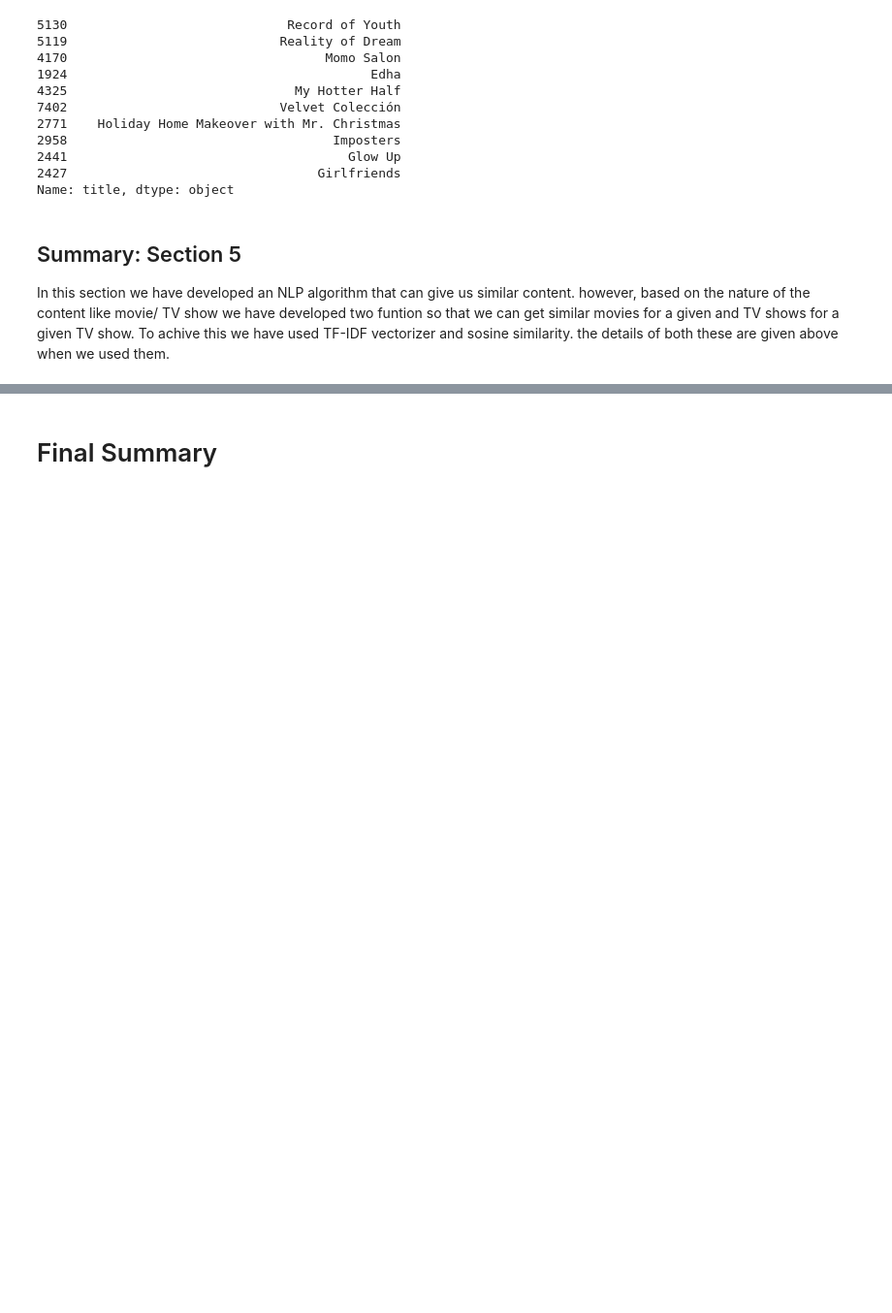
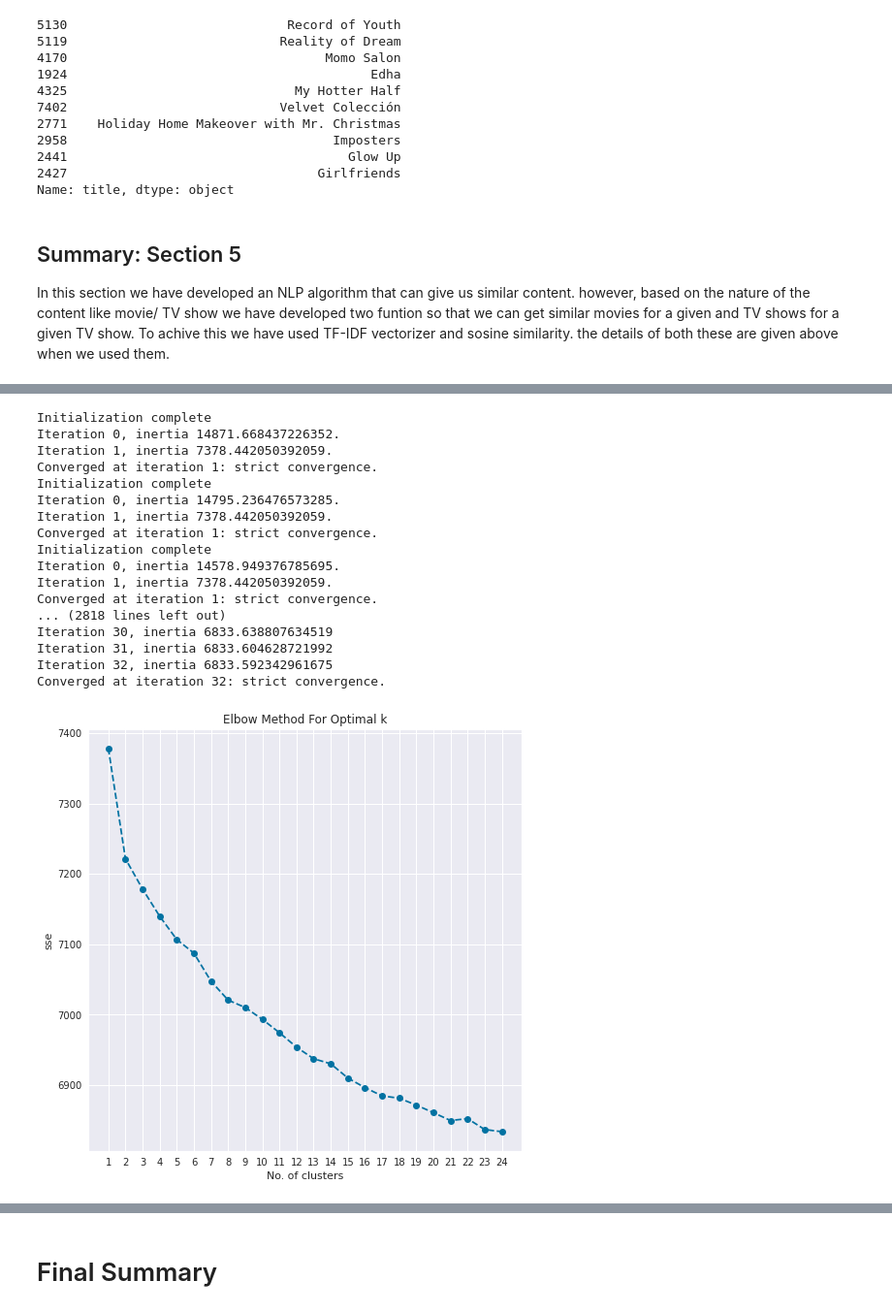
Before and after one commit to MohdSharik99/NETFLIX_MOVIES_AND_TV_SHOWS_CLUSTERING, a Jupyter notebook: NETFLIX_MOVIES_AND_TV_SHOWS_CLUSTERING.ipynb, the cells around one changed output, grey strips where cells are left out. Shown at 97% size. Saved outputs shown, nothing was run; the diff lists cells and outputs as text; code cells hidden in the pictures; blank space fills up the shorter version.

```diff
--- a/NETFLIX_MOVIES_AND_TV_SHOWS_CLUSTERING.ipynb
+++ b/NETFLIX_MOVIES_AND_TV_SHOWS_CLUSTERING.ipynb
@@ -1406,0 +1088,14 @@ print(myTable)
+# %%
+ # create an object of stemming function
+lemmatizer = WordNetLemmatizer()
+
+def stem_func(text):
+    '''a function which stems each word in the given text'''
+    text = [lemmatizer.lemmatize(word) for word in text.split()]
+    return " ".join(text)
+# %%
+cluster_dataset['description'] = cluster_dataset['description'].apply(stem_func)
+# %%
+tf_cluster =  TfidfVectorizer(stop_words = 'english', max_features = 2000)
+cluster_tfidf = tf_cluster.fit_transform(cluster_dataset['description'])
+tf_cluster.get_feature_names()
@@ -1406,0 +1124,4 @@ print(myTable)
+# %%
+# convert X into array form for clustering
+X = cluster_tfidf.toarray()
+X
@@ -1406,0 +1154,35 @@ print(myTable)
+# %%
+# Elbow curve to find optimal K
+sse = []
+K = range(1,25)
+for num_clusters in list(K):
+    k_model = KMeans(n_clusters=num_clusters, init = 'k-means++', n_init = 5, random_state= 51, verbose = 1)
+    y_kmeans = k_model.fit_predict(X)
+    sse.append(k_model.inertia_)
+
+plt.figure(figsize = (8,8))
+plt.plot(K, sse, 'bo--')
+plt.xticks(list(range(1,25)))
+plt.xlabel('No. of clusters')
+plt.ylabel('sse')
+plt.title('Elbow Method For Optimal k')
+plt.show()
+# %% [output]
+Initialization complete
+Iteration 0, inertia 14871.668437226352.
+Iteration 1, inertia 7378.442050392059.
+Converged at iteration 1: strict convergence.
+Initialization complete
+Iteration 0, inertia 14795.236476573285.
+Iteration 1, inertia 7378.442050392059.
+Converged at iteration 1: strict convergence.
+Initialization complete
+Iteration 0, inertia 14578.949376785695.
+Iteration 1, inertia 7378.442050392059.
+Converged at iteration 1: strict convergence.
+... (2818 lines left out)
+Iteration 30, inertia 6833.638807634519
+Iteration 31, inertia 6833.604628721992
+Iteration 32, inertia 6833.592342961675
+Converged at iteration 32: strict convergence.
+[figure, added]
```
Also changed, not shown: parts of 64 cells of this notebook.
